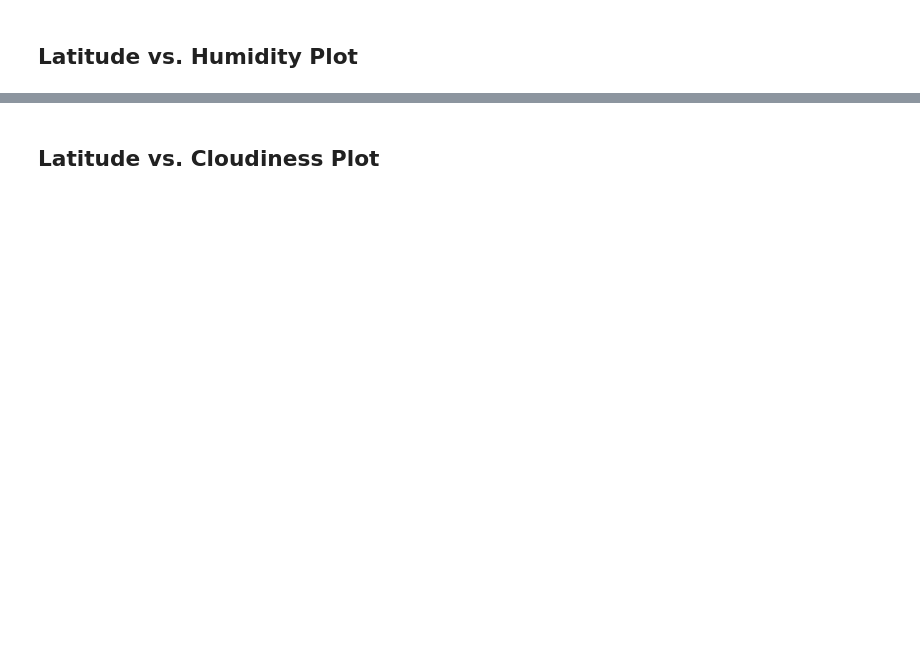
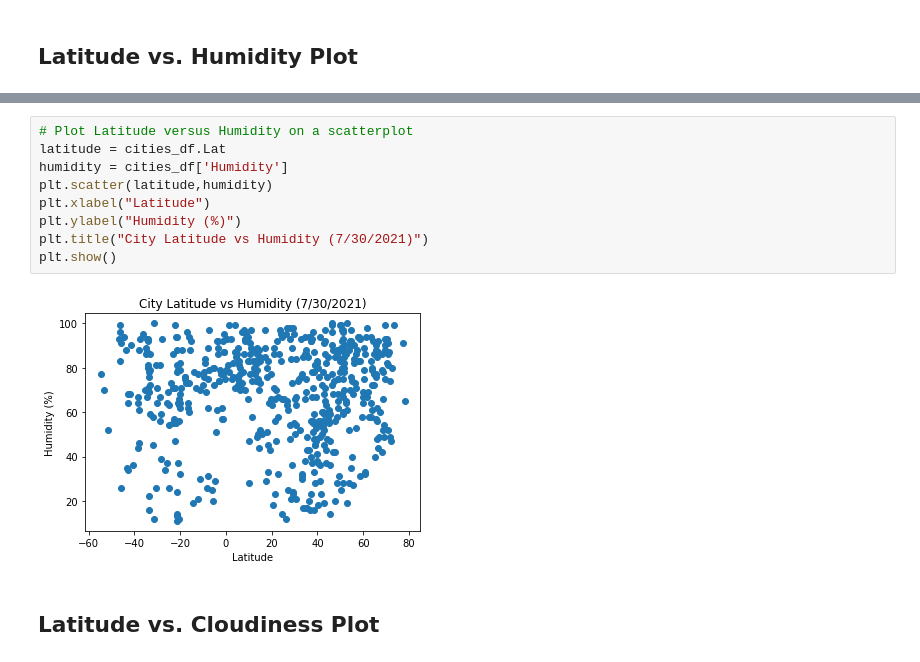
Before and after one commit to RichKirsch80/Weather-and-city-api-pulls, a Jupyter notebook: WeatherPy/WeatherPy.ipynb, the cells around one changed output, grey strips where cells are left out. Drawn from its saved outputs; the diff is of its cells as text; blank space fills up the shorter version.

```diff
--- a/WeatherPy/WeatherPy.ipynb
+++ b/WeatherPy/WeatherPy.ipynb
@@ -143,2 +202,13 @@ Int64Index([], dtype='int64')
+# %%
+# Plot Latitude versus Humidity on a scatterplot
+latitude = cities_df.Lat
+humidity = cities_df['Humidity']
+plt.scatter(latitude,humidity)
+plt.xlabel("Latitude")
+plt.ylabel("Humidity (%)")
+plt.title("City Latitude vs Humidity (7/30/2021)")
+plt.show()
+# %% [output]
+[figure, added]
 # %% [markdown]
 ## Latitude vs. Cloudiness Plot
```
Also changed, not shown: parts of 38 cells of this notebook, 1 other file.
